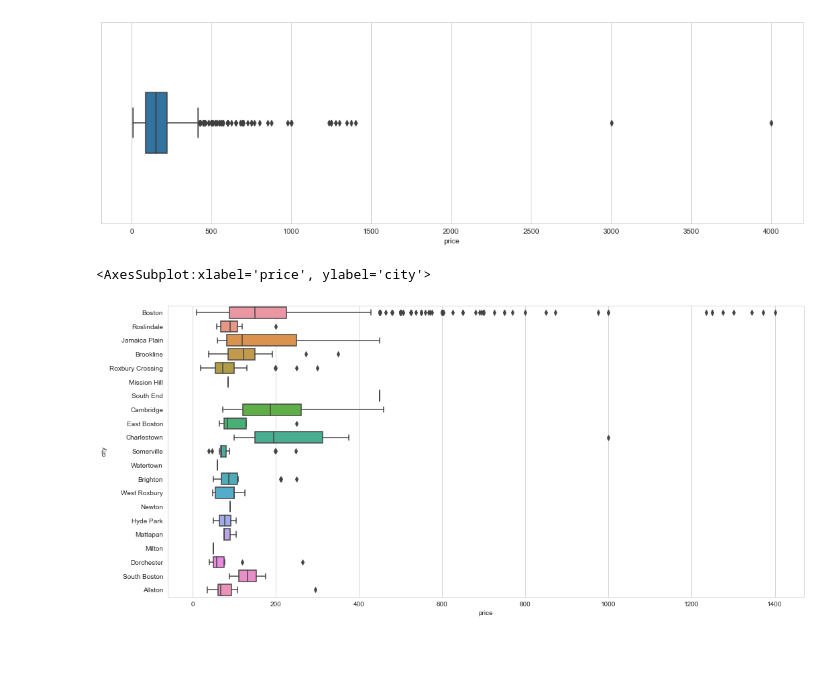
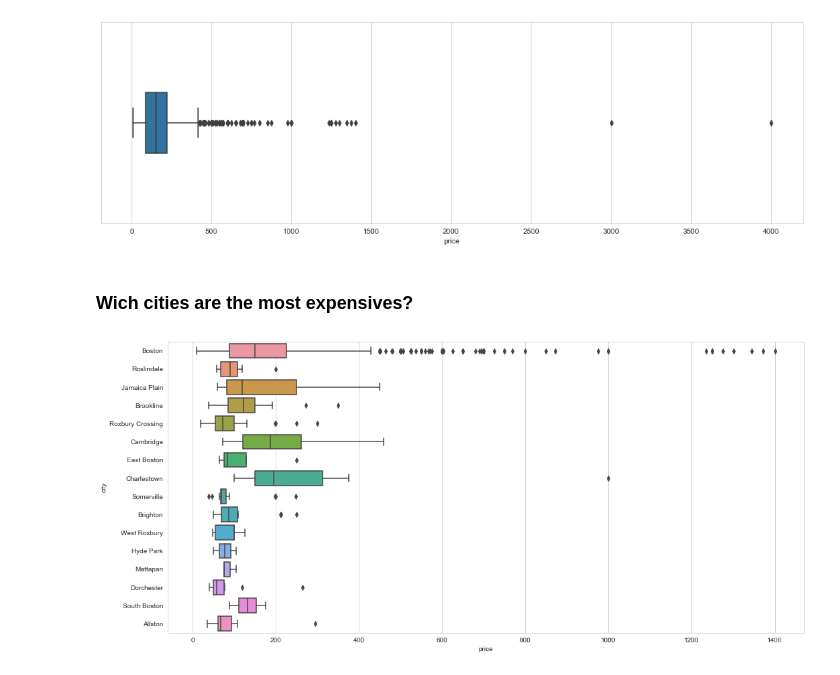
Before and after one commit to vitorscheifler/boston-airbnb-analysis, a Jupyter notebook: Boston Airbnb Analysis.ipynb, the cells around one changed output. Drawn from its saved outputs; the diff is of its cells as text; code cells hidden in the pictures.

```diff
--- a/Boston Airbnb Analysis.ipynb
+++ b/Boston Airbnb Analysis.ipynb
@@ -189,10 +188,14 @@ sns.boxplot(data=df, x='price', width=0.3)
 # %%
 # Excluding price outliers from the analysis
 df = df[df['price'] < 1500]
+# %% [markdown]
+### Wich cities are the most expensives?
+# %%
+cities = list(df['city'].value_counts()[df['city'].value_counts() > 1].index)
 # %%
+city_df = df[df['city'].isin(cities)]
 sns.set({"figure.figsize" : (17,8)})
 sns.set_style("whitegrid")
-sns.boxplot(data=df, x='price', y='city')
+sns.boxplot(data=city_df, x='price', y='city');
 # %% [output]
-<AxesSubplot:xlabel='price', ylabel='city'>
-[figure, old version]
+[figure, new version]
```
Also changed, not shown: parts of 11 cells of this notebook.
